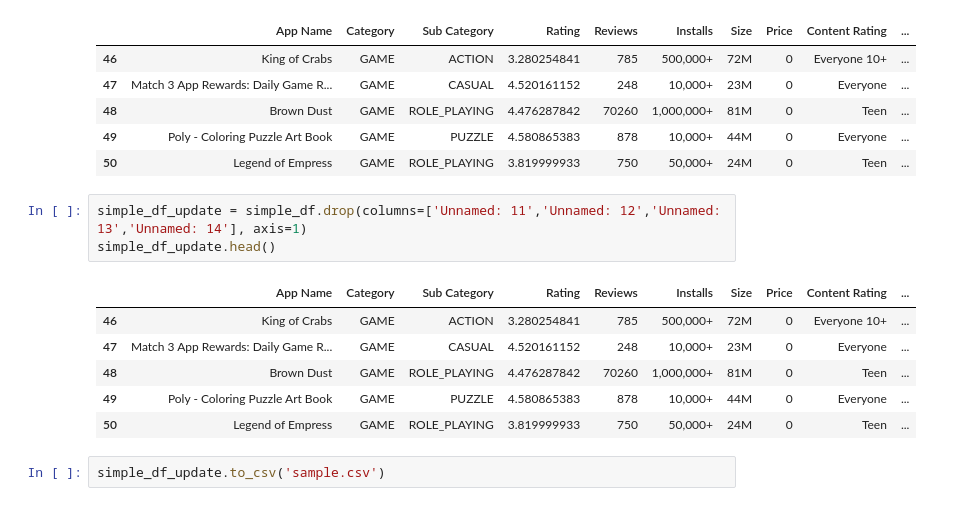
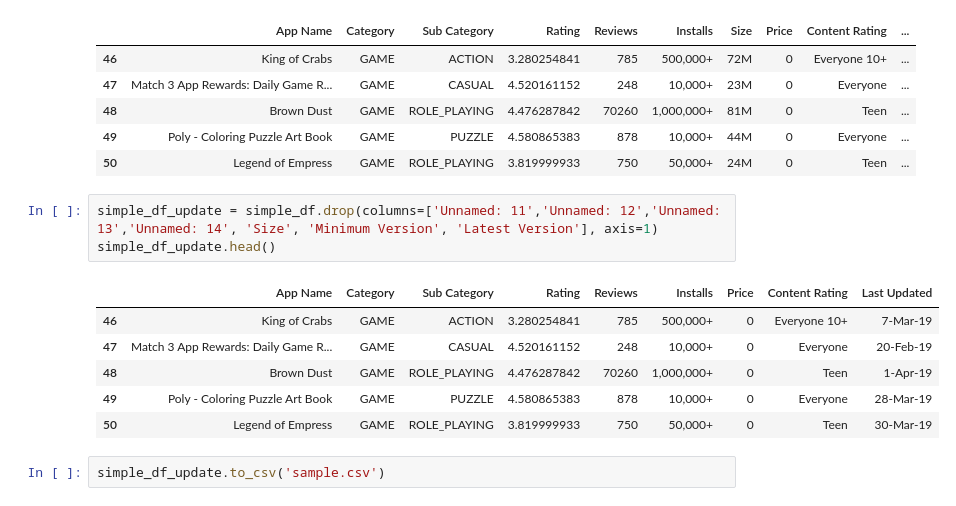
Before and after one commit to britchin/project_one, a Jupyter notebook: project_one.ipynb, the cells around one changed output. Cells and saved outputs as stored; diff of their text form.

```diff
--- a/project_one.ipynb
+++ b/project_one.ipynb
@@ -125,15 +125,15 @@ simple_df.head(5)
 | 49 | Poly - Coloring Puzzle Art Book | GAME | PUZZLE | 4.580865383 | 878 | 10,000+ | 44M | 0 | Everyone | ... |
 | 50 | Legend of Empress | GAME | ROLE_PLAYING | 3.819999933 | 750 | 50,000+ | 24M | 0 | Teen | ... |
 # %%
-simple_df_update = simple_df.drop(columns=['Unnamed: 11','Unnamed: 12','Unnamed: 13','Unnamed: 14'], axis=1)
+simple_df_update = simple_df.drop(columns=['Unnamed: 11','Unnamed: 12','Unnamed: 13','Unnamed: 14', 'Size', 'Minimum Version', 'Latest Version'], axis=1)
 simple_df_update.head()
 # %% [output]
-|  | App Name | Category | Sub Category | Rating | Reviews | Installs | Size | Price | Content Rating | ... |
-| 46 | King of Crabs | GAME | ACTION | 3.280254841 | 785 | 500,000+ | 72M | 0 | Everyone 10+ | ... |
-| 47 | Match 3 App Rewards: Daily Game R... | GAME | CASUAL | 4.520161152 | 248 | 10,000+ | 23M | 0 | Everyone | ... |
-| 48 | Brown Dust | GAME | ROLE_PLAYING | 4.476287842 | 70260 | 1,000,000+ | 81M | 0 | Teen | ... |
-| 49 | Poly - Coloring Puzzle Art Book | GAME | PUZZLE | 4.580865383 | 878 | 10,000+ | 44M | 0 | Everyone | ... |
-| 50 | Legend of Empress | GAME | ROLE_PLAYING | 3.819999933 | 750 | 50,000+ | 24M | 0 | Teen | ... |
+|  | App Name | Category | Sub Category | Rating | Reviews | Installs | Price | Content Rating | Last Updated |
+| 46 | King of Crabs | GAME | ACTION | 3.280254841 | 785 | 500,000+ | 0 | Everyone 10+ | 7-Mar-19 |
+| 47 | Match 3 App Rewards: Daily Game R... | GAME | CASUAL | 4.520161152 | 248 | 10,000+ | 0 | Everyone | 20-Feb-19 |
+| 48 | Brown Dust | GAME | ROLE_PLAYING | 4.476287842 | 70260 | 1,000,000+ | 0 | Teen | 1-Apr-19 |
+| 49 | Poly - Coloring Puzzle Art Book | GAME | PUZZLE | 4.580865383 | 878 | 10,000+ | 0 | Everyone | 28-Mar-19 |
+| 50 | Legend of Empress | GAME | ROLE_PLAYING | 3.819999933 | 750 | 50,000+ | 0 | Teen | 30-Mar-19 |
 # %%
 simple_df_update.to_csv('sample.csv')
 # %%
```
Also changed, not shown: parts of 30 cells of this notebook, 2 other files.
